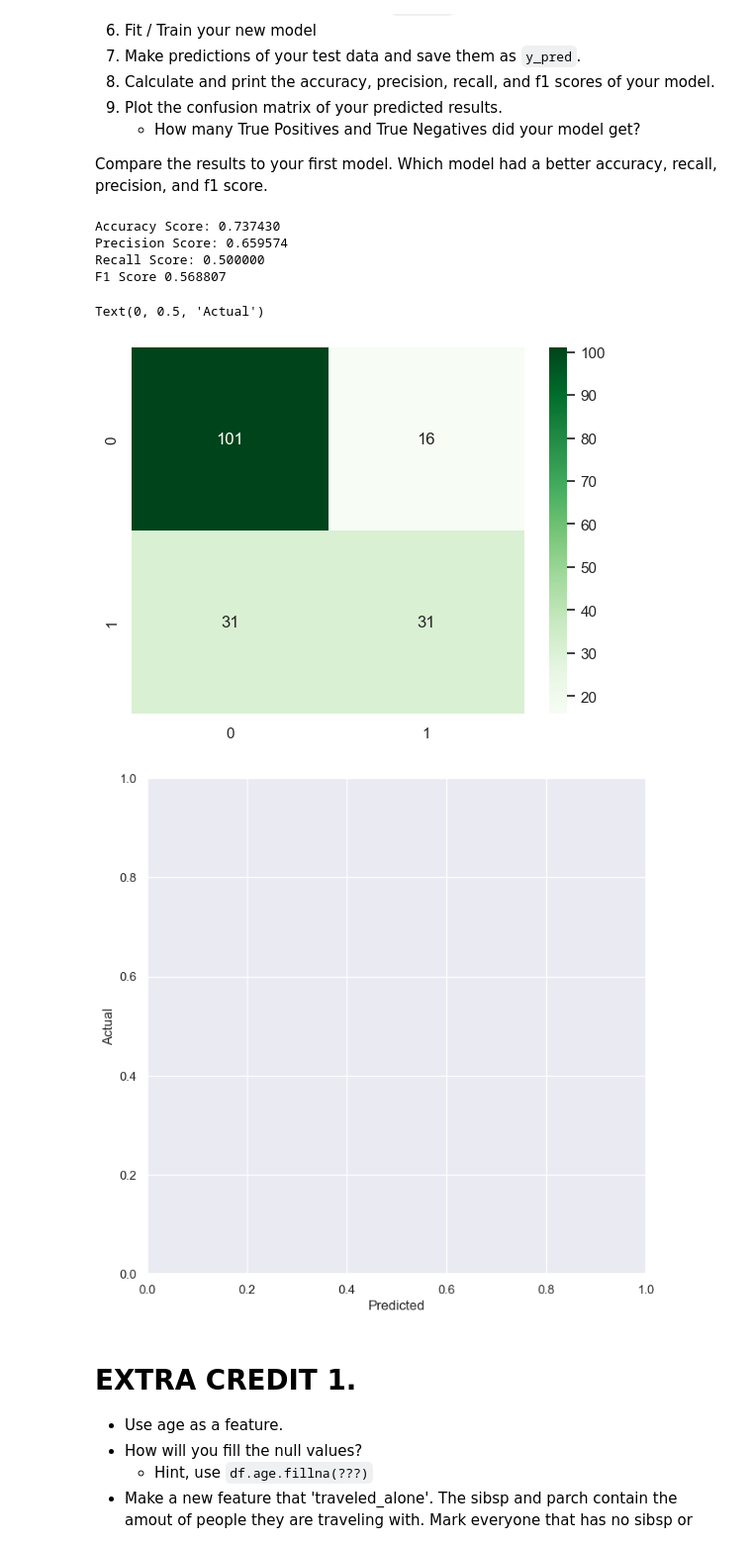
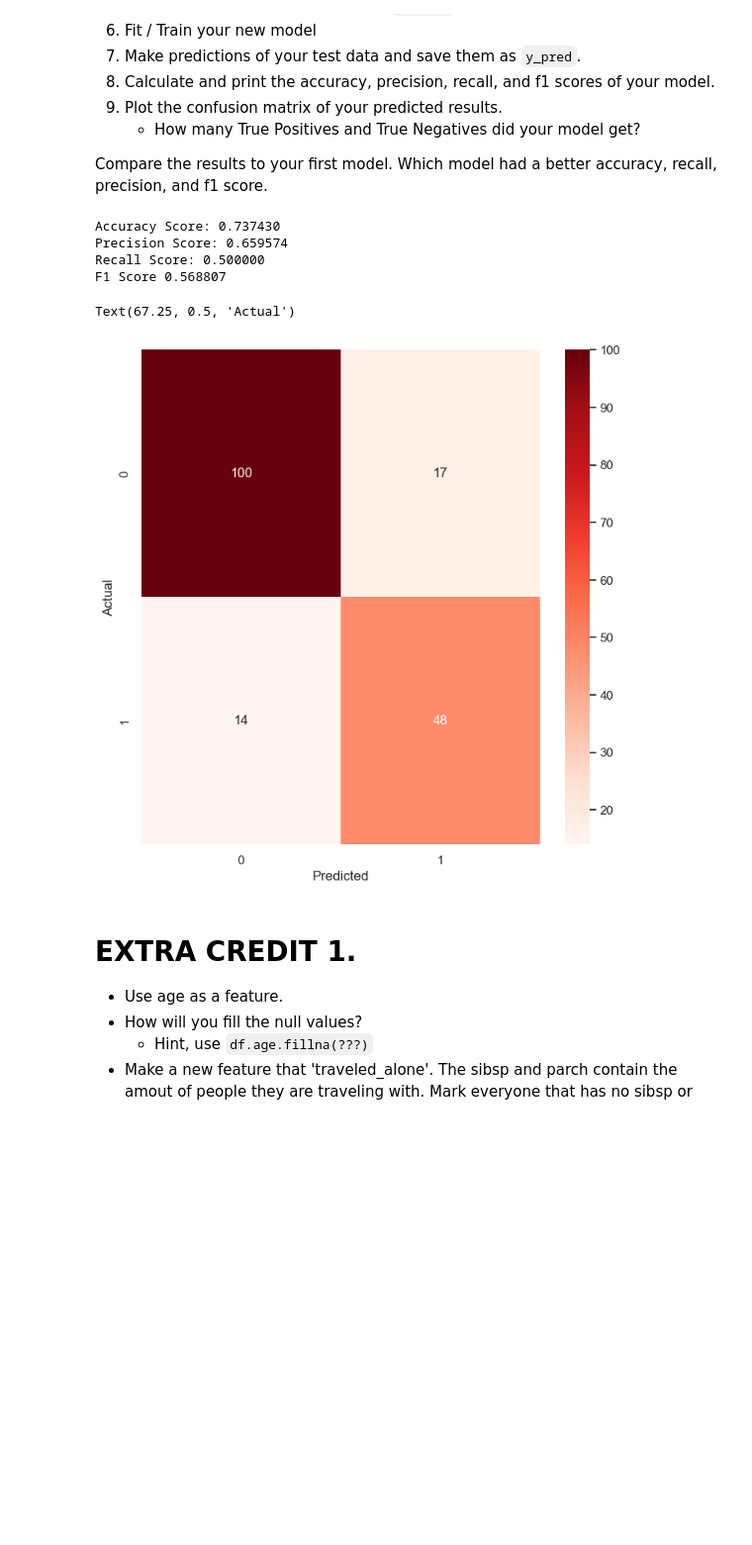
Before and after one commit to Ffarzan11/my-fork-2024-fall-data-science, a Jupyter notebook: Week-06-Classification/Exercise-FF.ipynb, the cells around one changed output. Shown at 99% size. Cells and saved outputs as stored; diff of their text form; code cells hidden in the pictures; blank space fills up the shorter version.

```diff
--- a/Week-06-Classification/Exercise-FF.ipynb
+++ b/Week-06-Classification/Exercise-FF.ipynb
@@ -191,14 +191,12 @@ Recall Score: 0.774194
 F1 Score 0.755906
 # %%
 # 1. Plot a confusion matrix of your predicted results.
-import matplotlib.pyplot as plt
 cm = confusion_matrix(y_test, y_pred)
-cm = cm.round(2)
+tn, fp, fn, tp = cm.ravel()
 
-tn, fp, fn, tp = confusion_matrix(y_test, y_pred).ravel()
-
-ax = sns.heatmap(cm, annot=True, cmap='Greens', fmt='g')
 fig = plt.figure(figsize=(8,8))
+ax = sns.heatmap(cm, annot=True, cmap='Blues', fmt='g')
+plt.title("Confusion Matrix of Titanic Suvivors")
 plt.xlabel('Predicted')
 plt.ylabel('Actual')
 # %% [output]
@@ -254,41 +251,38 @@ model.fit(X=X_train, y=y_train)
 # Make new predicitions using our testing data.
 y_pred = model.predict(X_test)
 # Calculate our accuracy
 accuracy_2 = accuracy_score(y_test, y_pred)
 
 # Calculate our precision score
 precision_2 = precision_score(y_test, y_pred)
 
 # Calculate our recall score
 recall_2 = recall_score(y_test, y_pred)
 
 # Calculate your f1-score
 f1_2 = f1_score(y_test, y_pred)
 
 # Print each of our scores to inspect performance.
 print("Accuracy Score: %f" % accuracy_2)
 print("Precision Score: %f" % precision_2)
 print("Recall Score: %f" % recall_2)
 print('F1 Score %f' % f1_2)
 
 # Plot your confusion matrix.
-cm = confusion_matrix(y_test, y_pred)
-cm = cm.round(2)
+m = confusion_matrix(y_test, y_pred)
+tn, fp, fn, tp = cm.ravel()
 
-tn, fp, fn, tp = confusion_matrix(y_test, y_pred).ravel()
-
-ax = sns.heatmap(cm, annot=True, cmap='Greens', fmt='g')
 fig = plt.figure(figsize=(8,8))
+sns.heatmap(cm, annot=True, cmap='Reds', fmt='g')
 plt.xlabel('Predicted')
 plt.ylabel('Actual')
 # %% [output]
 Accuracy Score: 0.737430
 Precision Score: 0.659574
 Recall Score: 0.500000
 F1 Score 0.568807
-Text(0, 0.5, 'Actual')
+Text(67.25, 0.5, 'Actual')
-[figure, old version]
+[figure, new version]
-[figure, removed]
 # %% [markdown]
 # EXTRA CREDIT 1.
 * Use age as a feature.
```
Also changed, not shown: parts of 2 cells of this notebook.
